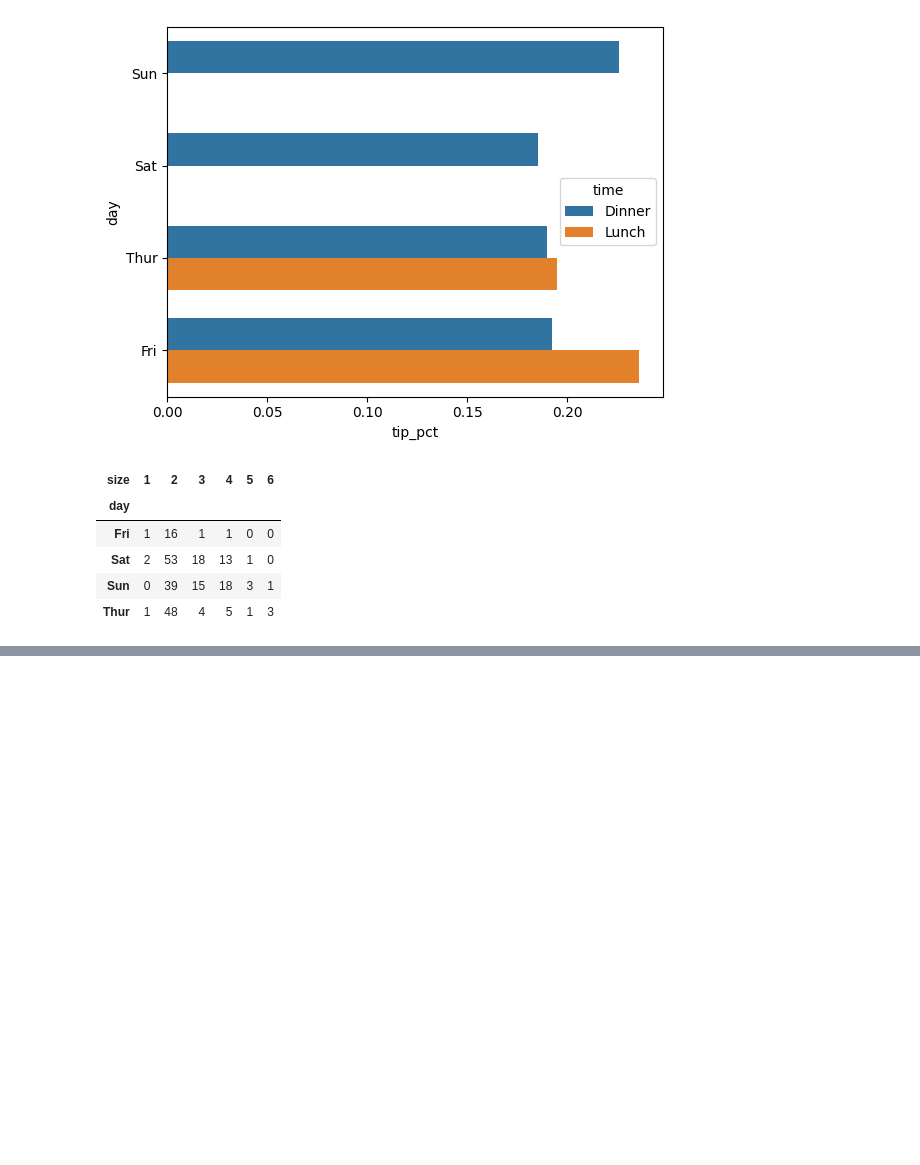
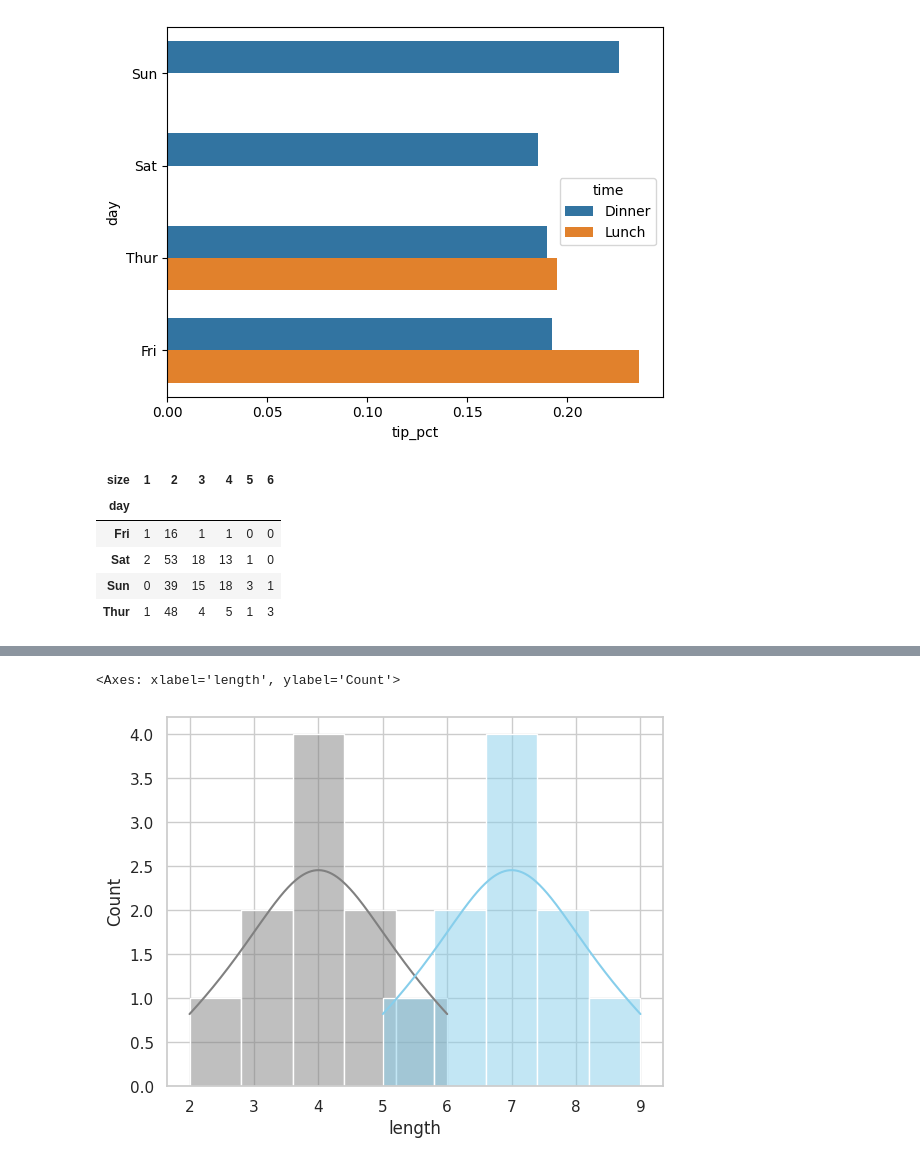
Before and after one commit to windyday0622/windyday, a Jupyter notebook: m3_분석 라이브러리/ 시각화2.ipynb, the cells around one changed output, grey strips where cells are left out. Drawn from its saved outputs; the diff is of its cells as text; code cells hidden in the pictures; blank space fills up the shorter version.

```diff
--- a/m3_분석 라이브러리/ 시각화2.ipynb
+++ b/m3_분석 라이브러리/ 시각화2.ipynb
@@ -150,0 +199,3 @@ plt.show()
+# %%
+fish_multi = pd.read_csv('/content/fm2.csv')
+fish_multi
@@ -150,0 +220,8 @@ plt.show()
+# %%
+length_a = fish_multi.query('species=="A"')['length']
+length_b = fish_multi.query('species=="B"')['length']
+sns.histplot(length_a, bins=5, color='gray', kde=True)
+sns.histplot(length_b, bins=5, color='skyblue', kde=True)
+# %% [output]
+<Axes: xlabel='length', ylabel='Count'>
+[figure, added]
```
Also changed, not shown: parts of 11 cells of this notebook.
